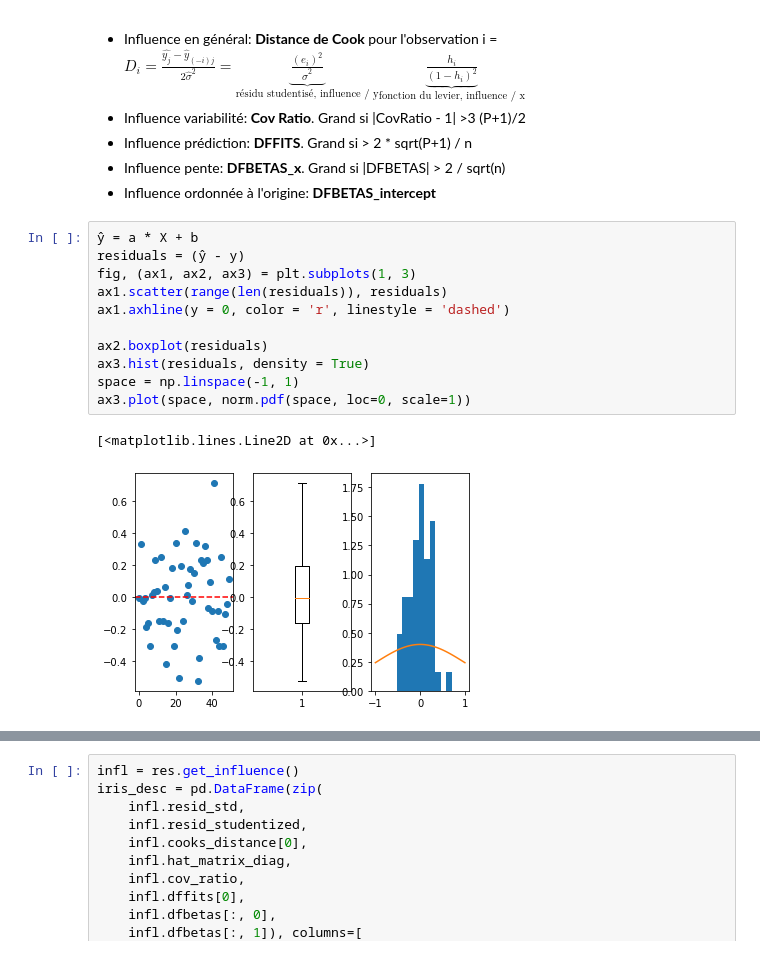
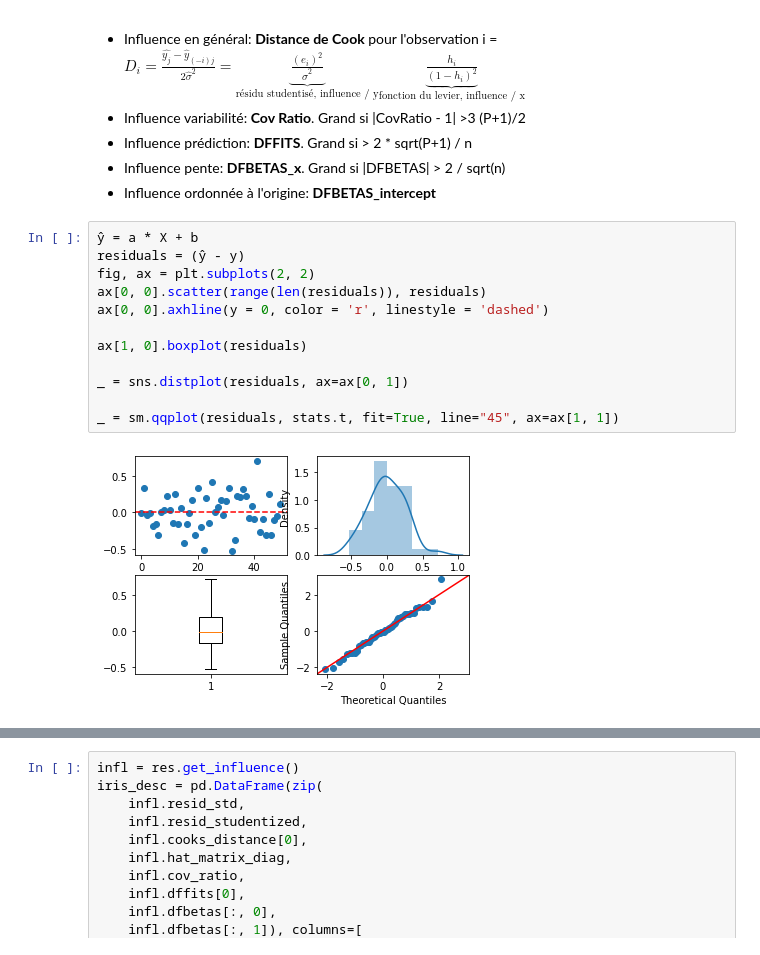
Before and after one commit to cotonne/or-ml-ai-stats, a Jupyter notebook: stats/linear-regression.ipynb, the cells around one changed output, grey strips where cells are left out. Cells and saved outputs as stored; diff of their text form.

Commit message:
Stats: linear regression

```diff
--- a/stats/linear-regression.ipynb
+++ b/stats/linear-regression.ipynb
@@ -143,14 +145,14 @@ Un point abberant (éloigné de la droite) mais pas influent (proche de la moyen
 # %%
 ŷ = a * X + b
 residuals = (ŷ - y)
-fig, (ax1, ax2, ax3) = plt.subplots(1, 3)
-ax1.scatter(range(len(residuals)), residuals)
-ax1.axhline(y = 0, color = 'r', linestyle = 'dashed')
+fig, ax = plt.subplots(2, 2)
+ax[0, 0].scatter(range(len(residuals)), residuals)
+ax[0, 0].axhline(y = 0, color = 'r', linestyle = 'dashed')
 
-ax2.boxplot(residuals)
-ax3.hist(residuals, density = True)
-space = np.linspace(-1, 1)
-ax3.plot(space, norm.pdf(space, loc=0, scale=1))
+ax[1, 0].boxplot(residuals)
+
+_ = sns.distplot(residuals, ax=ax[0, 1])
+
+_ = sm.qqplot(residuals, stats.t, fit=True, line="45", ax=ax[1, 1])
 # %% [output]
-[<matplotlib.lines.Line2D at 0x...>]
-[figure, old version]
+[figure, new version]
```
Also changed, not shown: parts of 5 cells of this notebook.
